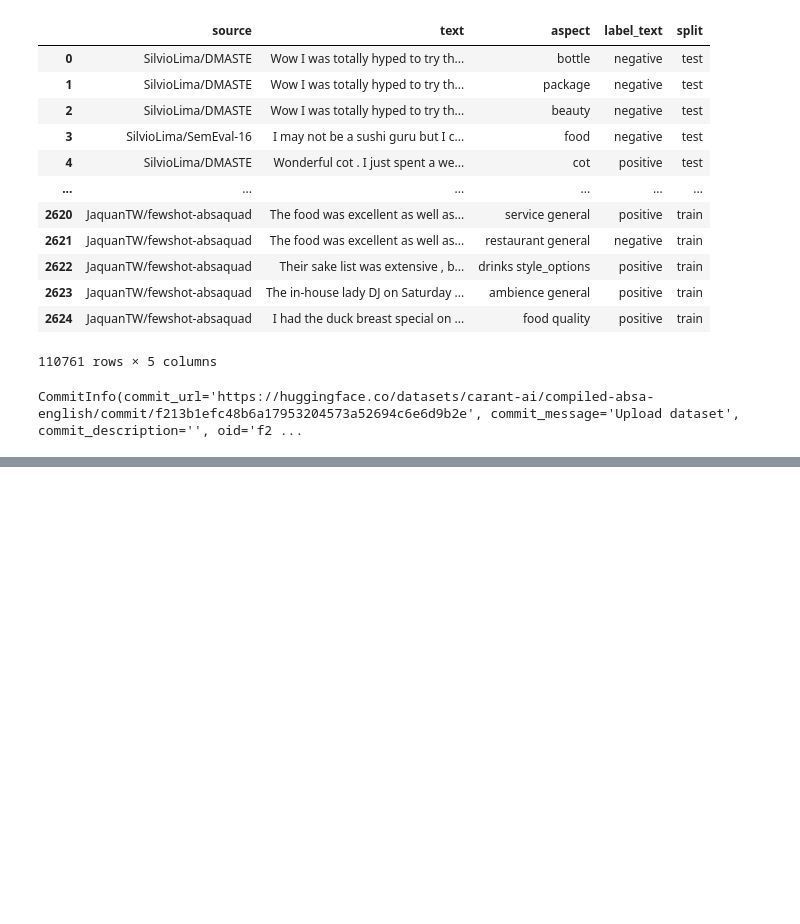
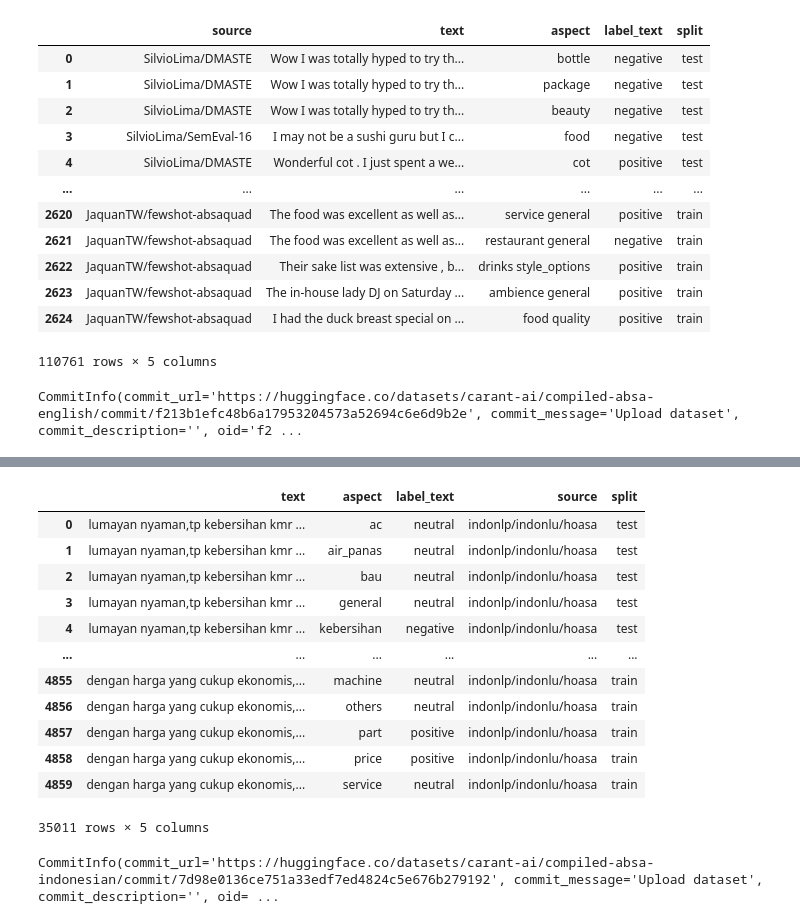
Before and after one commit to carant-ai/tpu-sentiment-trainer, a Jupyter notebook: data_pipeline/absa.ipynb, the cells around one changed output, grey strips where cells are left out. Drawn from its saved outputs; the diff is of its cells as text; code cells hidden in the pictures; blank space fills up the shorter version.

```diff
--- a/data_pipeline/absa.ipynb
+++ b/data_pipeline/absa.ipynb
@@ -349,0 +450,22 @@ CommitInfo(commit_url='https://huggingface.co/datasets/carant-ai/compiled-absa-e
+# %%
+dataset = pd.concat(final_dataset)
+dataset
+# %% [output]
+|  | text | aspect | label_text | source | split |
+| 0 | lumayan nyaman,tp kebersihan kmr ... | ac | neutral | indonlp/indonlu/hoasa | test |
+| 1 | lumayan nyaman,tp kebersihan kmr ... | air_panas | neutral | indonlp/indonlu/hoasa | test |
+| 2 | lumayan nyaman,tp kebersihan kmr ... | bau | neutral | indonlp/indonlu/hoasa | test |
+| 3 | lumayan nyaman,tp kebersihan kmr ... | general | neutral | indonlp/indonlu/hoasa | test |
+| 4 | lumayan nyaman,tp kebersihan kmr ... | kebersihan | negative | indonlp/indonlu/hoasa | test |
+| ... | ... | ... | ... | ... | ... |
+| 4855 | dengan harga yang cukup ekonomis,... | machine | neutral | indonlp/indonlu/hoasa | train |
+| 4856 | dengan harga yang cukup ekonomis,... | others | neutral | indonlp/indonlu/hoasa | train |
+| 4857 | dengan harga yang cukup ekonomis,... | part | positive | indonlp/indonlu/hoasa | train |
+| 4858 | dengan harga yang cukup ekonomis,... | price | positive | indonlp/indonlu/hoasa | train |
+| 4859 | dengan harga yang cukup ekonomis,... | service | neutral | indonlp/indonlu/hoasa | train |
+35011 rows × 5 columns
+# %%
+dataset = Dataset.from_pandas(dataset.reset_index(drop=True))
+dataset.push_to_hub("carant-ai/compiled-absa-indonesian")
+# %% [output]
+CommitInfo(commit_url='https://huggingface.co/datasets/carant-ai/compiled-absa-indonesian/commit/7d98e0136ce751a33edf7ed4824c5e676b279192', commit_message='Upload dataset', commit_description='', oid= ...
```
Also changed, not shown: parts of 4 cells of this notebook, 2 other files.
